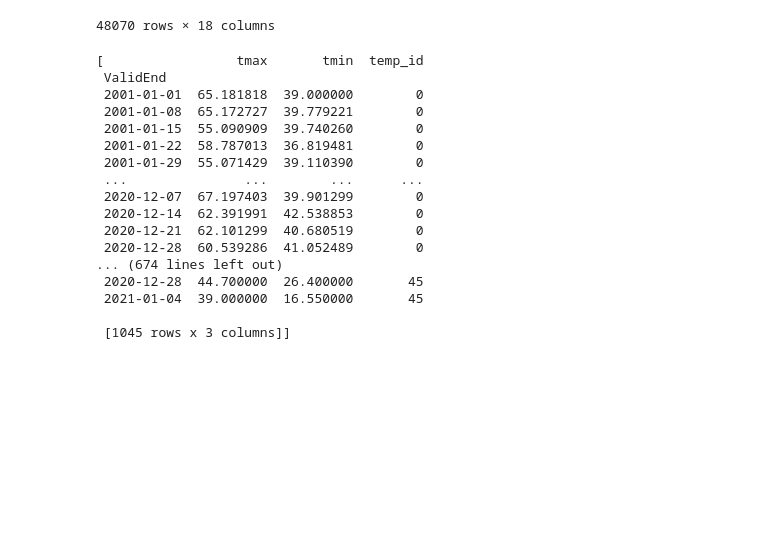
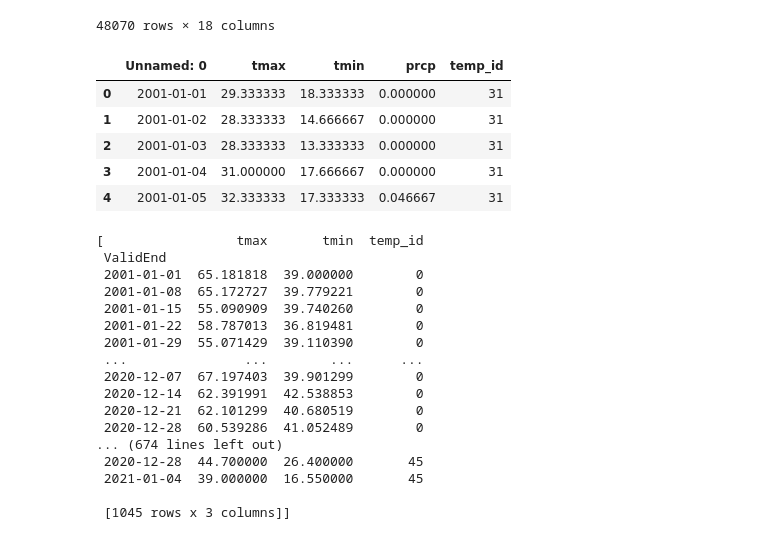
Before and after one commit to julioh-k/Drought-monitor, a Jupyter notebook: project 5 ultimate/code/merge_temp_drought.ipynb, the cells around one changed output. Drawn from its saved outputs; the diff is of its cells as text; code cells hidden in the pictures; blank space fills up the shorter version.

```diff
--- a/project 5 ultimate/code/merge_temp_drought.ipynb
+++ b/project 5 ultimate/code/merge_temp_drought.ipynb
@@ -68,6 +68,15 @@ for filename in filesnames:
      temp_data.append(df)
 # %%
 temperatures = pd.concat(temp_data)
+# %%
+temperatures.head()
+# %% [output]
+|  | Unnamed: 0 | tmax | tmin | prcp | temp_id |
+| 0 | 2001-01-01 | 29.333333 | 18.333333 | 0.000000 | 31 |
+| 1 | 2001-01-02 | 28.333333 | 14.666667 | 0.000000 | 31 |
+| 2 | 2001-01-03 | 28.333333 | 13.333333 | 0.000000 | 31 |
+| 3 | 2001-01-04 | 31.000000 | 17.666667 | 0.000000 | 31 |
+| 4 | 2001-01-05 | 32.333333 | 17.333333 | 0.046667 | 31 |
 # %%
 features = ['Unnamed: 0', 'tmax', 'tmin', 'temp_id']
 temps = temperatures[features]
```
Also changed, not shown: parts of 14 cells of this notebook, 24 other files.
